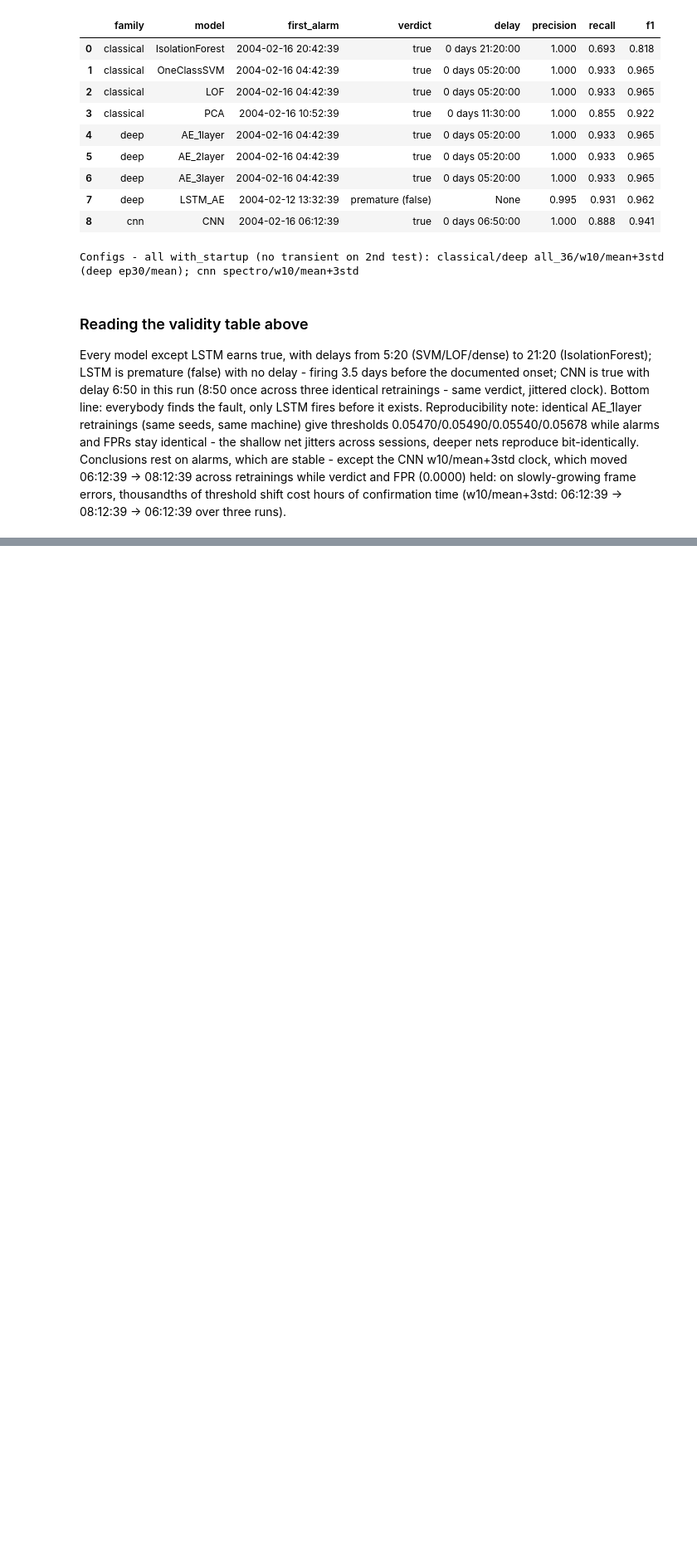
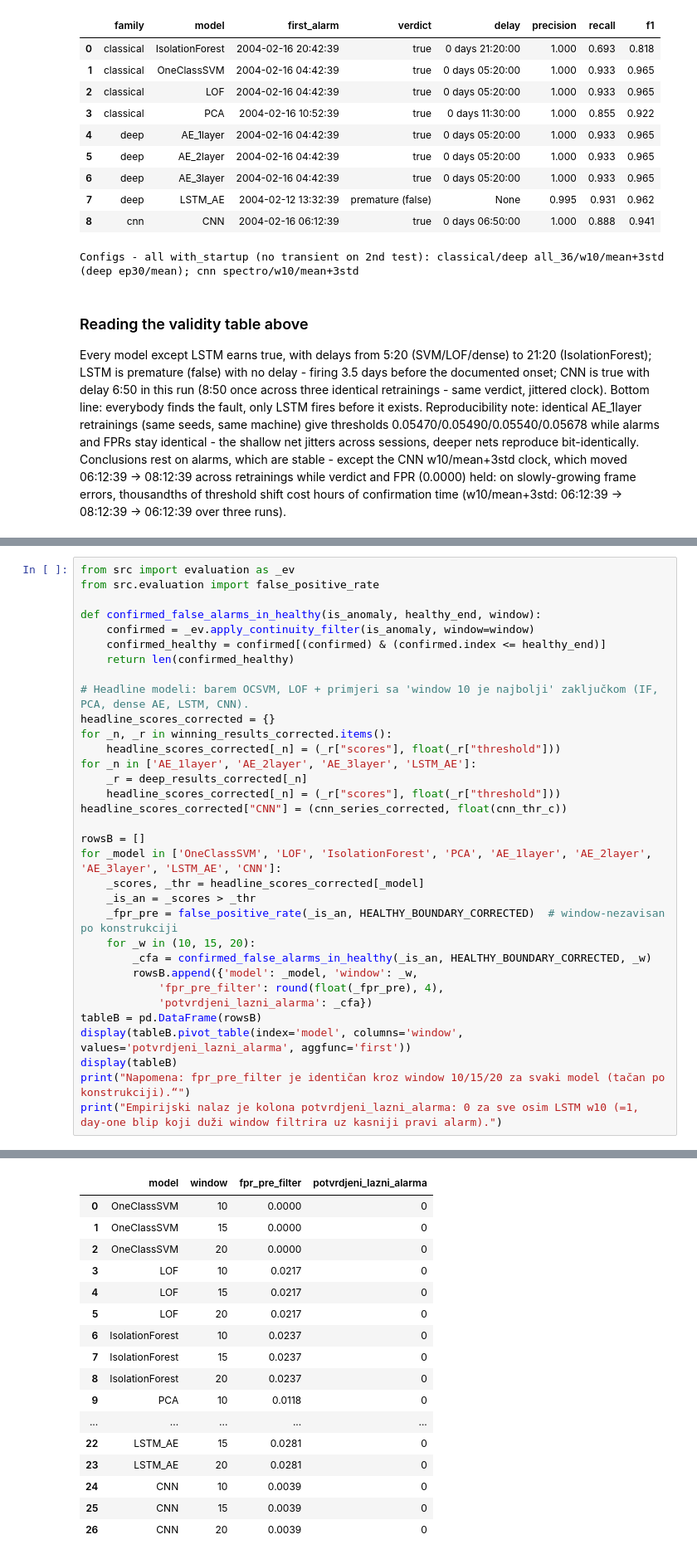
Before and after one commit to maidabiber/anomaly-detection-thesis, a Jupyter notebook: notebooks/analyze_2nd_test.ipynb, the cells around one changed output, grey strips where cells are left out. Shown at 83% size. Saved outputs shown, nothing was run; the diff lists cells and outputs as text; blank space fills up the shorter version.

```diff
--- a/notebooks/analyze_2nd_test.ipynb
+++ b/notebooks/analyze_2nd_test.ipynb
@@ -1407,0 +1680,34 @@ Every model except LSTM earns true, with delays from 5:20 (SVM/LOF/dense) to 21:
+# %%
+from src import evaluation as _ev
+from src.evaluation import false_positive_rate
+
+def confirmed_false_alarms_in_healthy(is_anomaly, healthy_end, window):
+    confirmed = _ev.apply_continuity_filter(is_anomaly, window=window)
+    confirmed_healthy = confirmed[(confirmed) & (confirmed.index <= healthy_end)]
+    return len(confirmed_healthy)
+
+# Headline modeli: barem OCSVM, LOF + primjeri sa 'window 10 je najbolji' zaključkom (IF, PCA, dense AE, LSTM, CNN).
+headline_scores_corrected = {}
+for _n, _r in winning_results_corrected.items():
+    headline_scores_corrected[_n] = (_r["scores"], float(_r["threshold"]))
+for _n in ['AE_1layer', 'AE_2layer', 'AE_3layer', 'LSTM_AE']:
+    _r = deep_results_corrected[_n]
+    headline_scores_corrected[_n] = (_r["scores"], float(_r["threshold"]))
+headline_scores_corrected["CNN"] = (cnn_series_corrected, float(cnn_thr_c))
+
+rowsB = []
+for _model in ['OneClassSVM', 'LOF', 'IsolationForest', 'PCA', 'AE_1layer', 'AE_2layer', 'AE_3layer', 'LSTM_AE', 'CNN']:
+    _scores, _thr = headline_scores_corrected[_model]
+    _is_an = _scores > _thr
+    _fpr_pre = false_positive_rate(_is_an, HEALTHY_BOUNDARY_CORRECTED)  # window-nezavisan po konstrukciji
+    for _w in (10, 15, 20):
+        _cfa = confirmed_false_alarms_in_healthy(_is_an, HEALTHY_BOUNDARY_CORRECTED, _w)
+        rowsB.append({'model': _model, 'window': _w,
+            'fpr_pre_filter': round(float(_fpr_pre), 4),
+            'potvrdjeni_lazni_alarma': _cfa})
+tableB = pd.DataFrame(rowsB)
+display(tableB.pivot_table(index='model', columns='window', values='potvrdjeni_lazni_alarma', aggfunc='first'))
+display(tableB)
+print("Napomena: fpr_pre_filter je identičan kroz window 10/15/20 za svaki model (tačan po konstrukciji).“")
+print("Empirijski nalaz je kolona potvrdjeni_lazni_alarma: 0 za sve osim LSTM w10 (=1, day-one blip koji duži window filtrira uz kasniji pravi alarm).")
+# %% [output]
@@ -1407,0 +1725,17 @@ Every model except LSTM earns true, with delays from 5:20 (SVM/LOF/dense) to 21:
+|  | model | window | fpr_pre_filter | potvrdjeni_lazni_alarma |
+| 0 | OneClassSVM | 10 | 0.0000 | 0 |
+| 1 | OneClassSVM | 15 | 0.0000 | 0 |
+| 2 | OneClassSVM | 20 | 0.0000 | 0 |
+| 3 | LOF | 10 | 0.0217 | 0 |
+| 4 | LOF | 15 | 0.0217 | 0 |
+| 5 | LOF | 20 | 0.0217 | 0 |
+| 6 | IsolationForest | 10 | 0.0237 | 0 |
+| 7 | IsolationForest | 15 | 0.0237 | 0 |
+| 8 | IsolationForest | 20 | 0.0237 | 0 |
+| 9 | PCA | 10 | 0.0118 | 0 |
+| ... | ... | ... | ... | ... |
+| 22 | LSTM_AE | 15 | 0.0281 | 0 |
+| 23 | LSTM_AE | 20 | 0.0281 | 0 |
+| 24 | CNN | 10 | 0.0039 | 0 |
+| 25 | CNN | 15 | 0.0039 | 0 |
+| 26 | CNN | 20 | 0.0039 | 0 |
```
Also changed, not shown: parts of 20 cells of this notebook, 1 other file.
